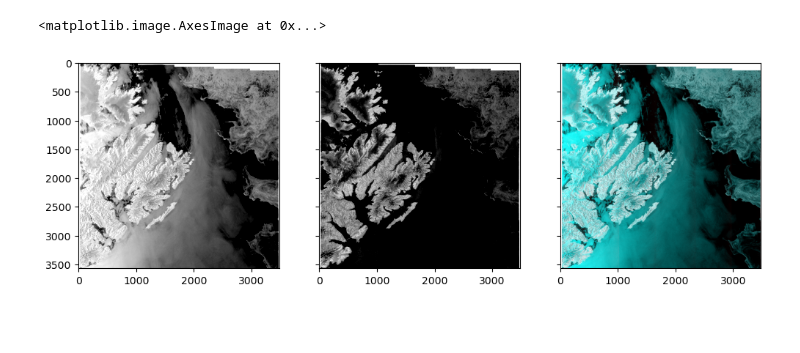
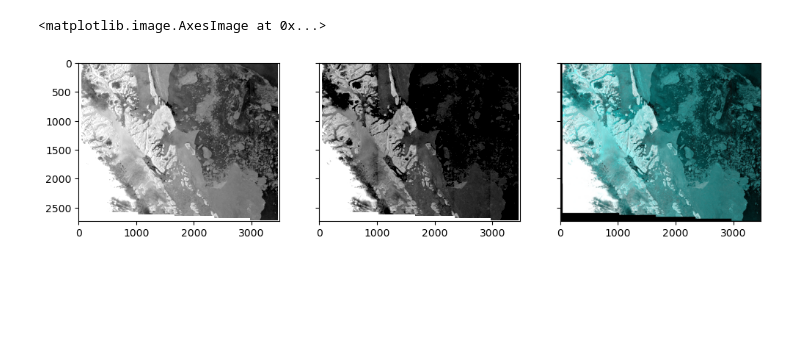
Before and after one commit to jlo031/FYS_3023, a Jupyter notebook: false-color/false_color_S1.ipynb, the cells around one changed output. Cells and saved outputs as stored; diff of their text form; code cells hidden in the pictures; blank space fills up the shorter version.

```diff
--- a/false-color/false_color_S1.ipynb
+++ b/false-color/false_color_S1.ipynb
@@ -5,18 +5,22 @@ import matplotlib.pyplot as plt
 import numpy as np
 # %%
 # define path to data dir
-feature_dir   = pathlib.Path('/media/Data/FYS_3023/Sentinel-1').absolute()
+feature_dir   = pathlib.Path('/media/Data/FYS_3023/Sentinel-1/features').absolute()
 
 # select S1 product
-S1_base = 'S1A_EW_GRDM_1SDH_20240808T064809_20240808T064913_055118_06B761_66C0'
+S1_base = 'S1A_EW_GRDM_1SDH_20240729T175706_20240729T175756_054979_06B293_FD70'
 # %%
 # build path to intensity imaage files
-HH_path    = feature_dir / S1_base / 'Sigma0_HH_db.img'
-HV_path    = feature_dir / S1_base / 'Sigma0_HV_db.img'
+HH_path    = feature_dir / S1_base / 'Sigma0_HH.img'
+HV_path    = feature_dir / S1_base / 'Sigma0_HV.img'
 # %%
 # read intensities
 HH = gdal.Open(HH_path.as_posix()).ReadAsArray()
 HV = gdal.Open(HV_path.as_posix()).ReadAsArray()
+# %%
+# dB conversion
+HH_dB    = 10*np.log10(HH)
+HV_dB    = 10*np.log10(HV)
 # %%
 # create 8-bit false_color RGB
 
@@ -31,8 +35,8 @@ new_min = 0
 new_max = 255
 
 # linear map from sigma0 in dB to new_min and new_max
-HH_scaled = (HH - (vmin_HH)) * ((new_max - new_min) / ((vmax_HH) - (vmin_HH))) + new_min
-HV_scaled = (HV - (vmin_HV)) * ((new_max - new_min) / ((vmax_HV) - (vmin_HV))) + new_min
+HH_scaled = (HH_dB - (vmin_HH)) * ((new_max - new_min) / ((vmax_HH) - (vmin_HH))) + new_min
+HV_scaled = (HV_dB - (vmin_HV)) * ((new_max - new_min) / ((vmax_HV) - (vmin_HV))) + new_min
 
 # clip values
 HH_scaled = np.clip(HH_scaled, new_min, new_max)
@@ -43,12 +47,10 @@ RGB = np.stack((HV_scaled,HH_scaled,HH_scaled),2)
 # %%
 step = 3
 fig, axes = plt.subplots(1,3,sharex=True, sharey=True, figsize=((12,5)))
 axes = axes.ravel()
-axes[0].imshow(HH[::step,::step], cmap='gray', vmin=vmin_HH, vmax=vmax_HH)
-axes[1].imshow(HV[::step,::step], cmap='gray', vmin=vmin_HV, vmax=vmax_HV)
+axes[0].imshow(HH_dB[::step,::step], cmap='gray', vmin=vmin_HH, vmax=vmax_HH)
+axes[1].imshow(HV_dB[::step,::step], cmap='gray', vmin=vmin_HV, vmax=vmax_HV)
 axes[2].imshow(RGB[::step,::step,:]/255)
 # %% [output]
 <matplotlib.image.AxesImage at 0x...>
-[figure, old version]
+[figure, new version]
-# %% [markdown]
-#
```
Also changed, not shown: 3 other files.
